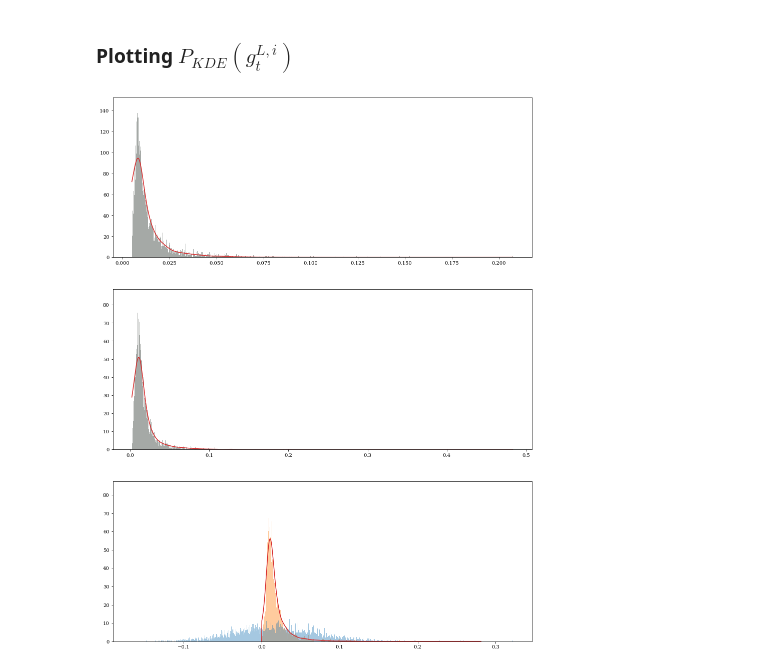
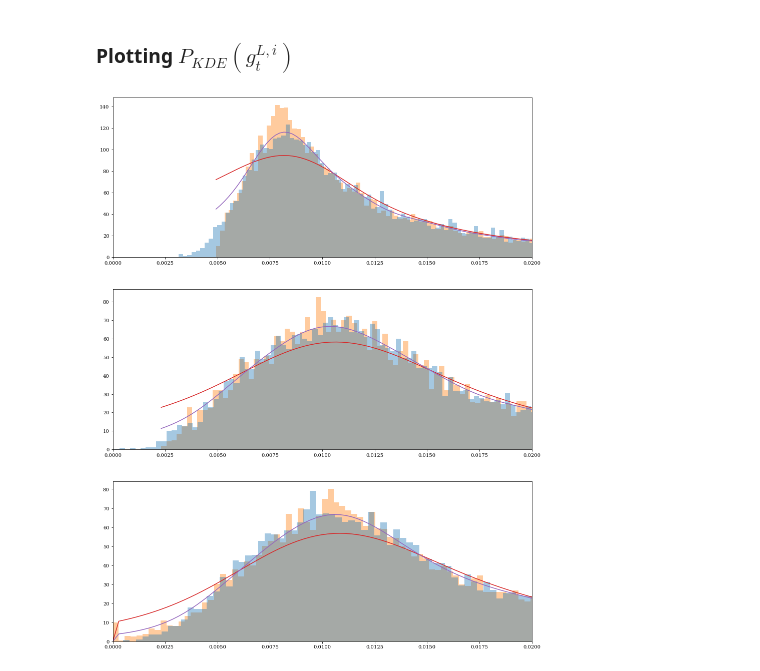
Before and after one commit to caioolivv/masters, a Jupyter notebook: CLMM/CLMM_shear_likelihood_2_1.ipynb, the cells around one changed output. Cells and saved outputs as stored; diff of their text form; code cells hidden in the pictures.

```diff
--- a/CLMM/CLMM_shear_likelihood_2_1.ipynb
+++ b/CLMM/CLMM_shear_likelihood_2_1.ipynb
@@ -78,47 +84,60 @@ gt_lensing_noisy_z = clmm.compute_reduced_tangential_shear(radius_noisy_z, clust
 # %% [markdown]
 ### Calculating $P_{KDE}(g^{L,i}_t)$
 # %%
-gt_lensing_ideal_kde = Ncm.StatsDist1dEPDF.new_full (2000, Ncm.StatsDist1dEPDFBw.AUTO, 0.01, 0.001)
+gt_th_ideal_kde     = Ncm.StatsDist1dEPDF.new_full (2000, Ncm.StatsDist1dEPDFBw.AUTO, 1, 0.001)
+gt_th_ideal_kde_rot = Ncm.StatsDist1dEPDF.new_full (2000, Ncm.StatsDist1dEPDFBw.ROT, 1, 0.001)
 
-for gt in gt_lensing_ideal:
-    gt_lensing_ideal_kde.add_obs(gt)
+for gt in gt_th_ideal:
+    gt_th_ideal_kde.add_obs(gt)
+    gt_th_ideal_kde_rot.add_obs(gt)
 
-gt_lensing_ideal_kde.prepare()
+gt_th_ideal_kde.prepare()
+gt_th_ideal_kde_rot.prepare()
 
 
 
-gt_lensing_ideal_z_kde = Ncm.StatsDist1dEPDF.new_full (2000, Ncm.StatsDist1dEPDFBw.AUTO, 0.01, 0.001)
 
-for gt in gt_lensing_ideal_z:
-    gt_lensing_ideal_z_kde.add_obs(gt)
+gt_th_ideal_z_kde     = Ncm.StatsDist1dEPDF.new_full (2000, Ncm.StatsDist1dEPDFBw.AUTO, 1, 0.001)
+gt_th_ideal_z_kde_rot = Ncm.StatsDist1dEPDF.new_full (2000, Ncm.StatsDist1dEPDFBw.ROT, 1, 0.001)
 
-gt_lensing_ideal_z_kde.prepare()
+for gt in gt_th_ideal_z:
+    gt_th_ideal_z_kde.add_obs(gt)
+    gt_th_ideal_z_kde_rot.add_obs(gt)
+
+gt_th_ideal_z_kde.prepare()
+gt_th_ideal_z_kde_rot.prepare()
 
 
 
-gt_lensing_noisy_z_kde = Ncm.StatsDist1dEPDF.new_full (2000, Ncm.StatsDist1dEPDFBw.AUTO, 0.01, 0.001)
 
-for gt in gt_lensing_noisy_z:
+gt_th_noisy_z_kde     = Ncm.StatsDist1dEPDF.new_full (2000, Ncm.StatsDist1dEPDFBw.AUTO, 1, 0.001)
+gt_th_noisy_z_kde_rot = Ncm.StatsDist1dEPDF.new_full (2000, Ncm.StatsDist1dEPDFBw.ROT, 1, 0.001)
+
+for gt in gt_th_noisy_z:
     if gt != 0:
-        gt_lensing_noisy_z_kde.add_obs(gt)
+        gt_th_noisy_z_kde.add_obs(gt)
+        gt_th_noisy_z_kde_rot.add_obs(gt)
 
-gt_lensing_noisy_z_kde.prepare()
+gt_th_noisy_z_kde.prepare()
+gt_th_noisy_z_kde_rot.prepare()
 # %% [markdown]
 ### Plotting $P_{KDE}(g^{L,i}_t)$
 # %%
 fig, ax = plt.subplots(3, 1, figsize=(15,20), facecolor="white")
 
-for gt_th, gt_obs, kde, i in zip([gt_lensing_ideal, gt_lensing_ideal_z, gt_lensing_noisy_z], [gt_ideal, gt_ideal_z, gt_noisy_z], [gt_lensing_ideal_kde, gt_lensing_ideal_z_kde, gt_lensing_noisy_z_kde], range(3)):
+for gt_th, gt_obs, kde, kde_rot, i in zip([gt_th_ideal, gt_th_ideal_z, gt_th_noisy_z], [gt_ideal, gt_ideal_z, gt_noisy_z], [gt_th_ideal_kde, gt_th_ideal_z_kde, gt_th_noisy_z_kde], [gt_th_ideal_kde_rot, gt_th_ideal_z_kde_rot, gt_th_noisy_z_kde_rot], range(3)):
 
     gt_min, gt_max = min(gt_th), max(gt_th)
 
     x = np.linspace(gt_min, gt_max, num=1000)
     y = [kde.eval_p(x_i) for x_i in x]
+    z = [kde_rot.eval_p(x_i) for x_i in x]
 
-    ax[i].hist(gt_th, bins=2000, density=True, alpha=0.4, color='tab:orange')
-    ax[i].hist(gt_obs, bins=2000, density=True, alpha=0.4, color='tab:blue')
+    ax[i].hist(gt_th, bins=1000, density=True, alpha=0.4, color='tab:orange')
+    ax[i].hist(gt_obs, bins=1000, density=True, alpha=0.4, color='tab:blue')
     ax[i].plot(x, y, color='tab:red')
+    ax[i].plot(x, z, color='tab:purple')
     # ax[i].set_xscale('log')
-    # ax[i].set_xlim(0, 0.02)
+    ax[i].set_xlim(0, 0.02)
 # %% [output]
-[figure, old version]
+[figure, new version]
```
Also changed, not shown: parts of 5 cells of this notebook.
